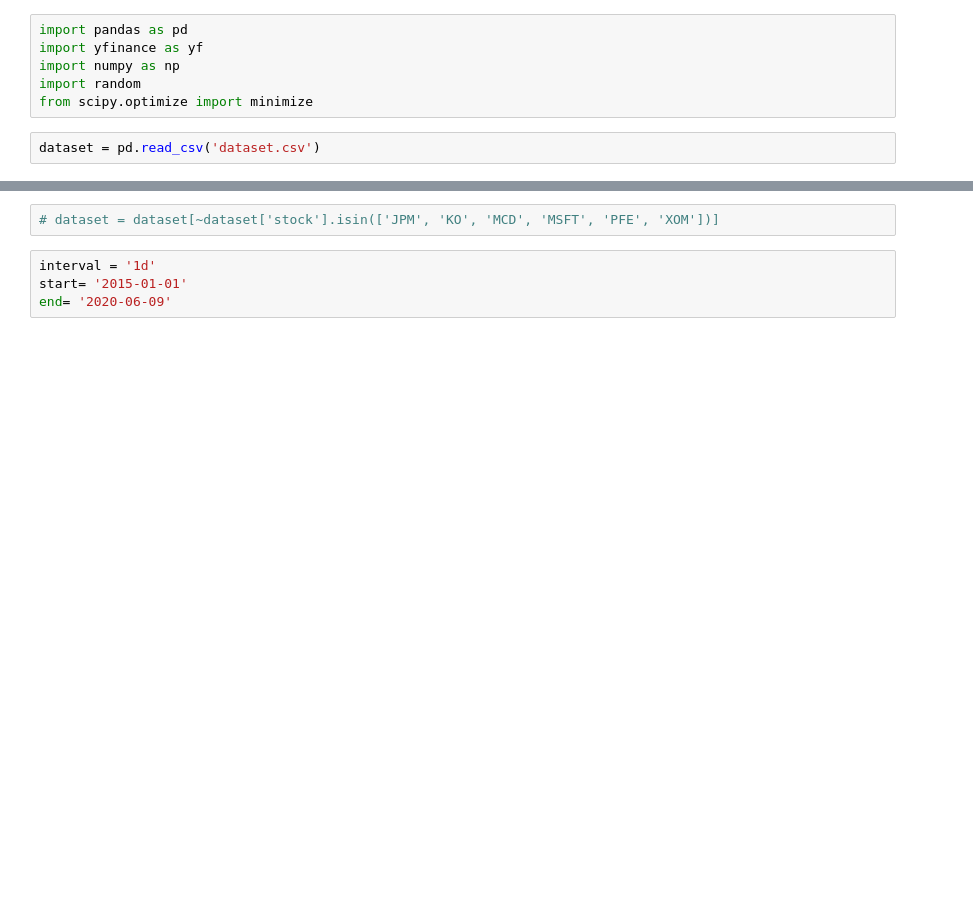
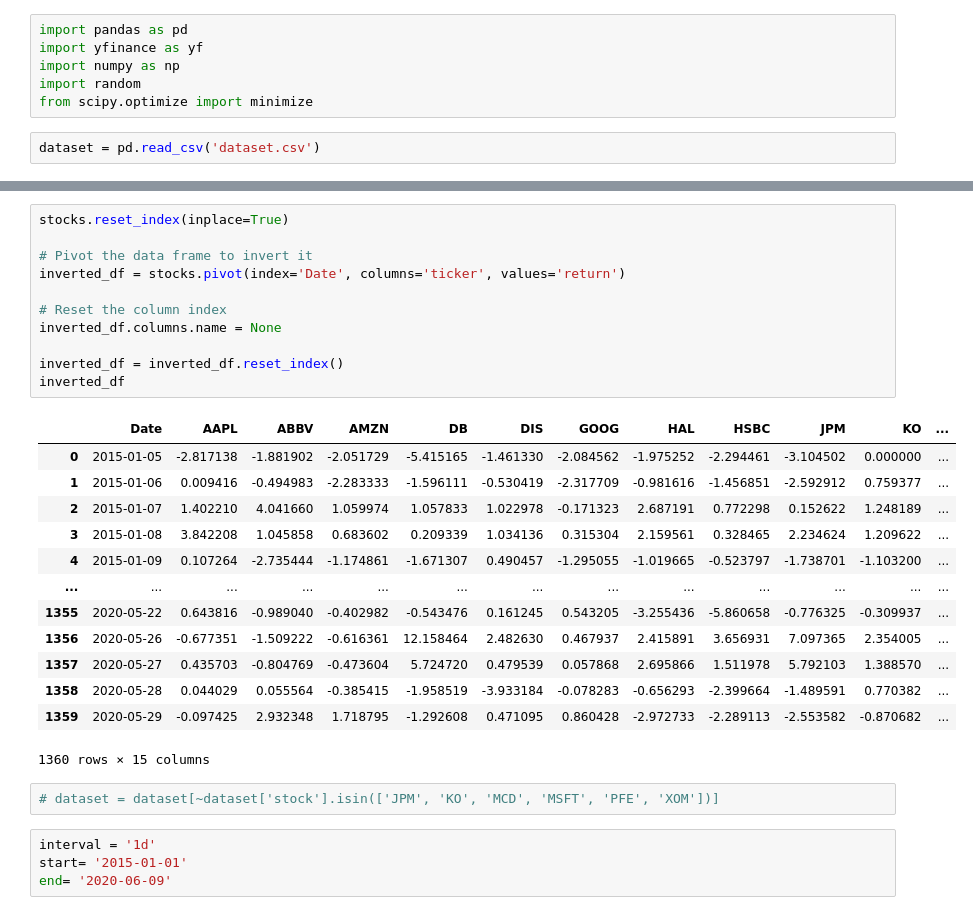
Before and after one commit to luisquinonesPR/mlfinancehw2, a Jupyter notebook: hw2.ipynb, the cells around one changed output, grey strips where cells are left out. Drawn from its saved outputs; the diff is of its cells as text; blank space fills up the shorter version.

```diff
--- a/hw2.ipynb
+++ b/hw2.ipynb
@@ -25,3 +78,28 @@ dataset
+# %%
+stocks.reset_index(inplace=True)
+
+# Pivot the data frame to invert it
+inverted_df = stocks.pivot(index='Date', columns='ticker', values='return')
+
+# Reset the column index
+inverted_df.columns.name = None
+
+inverted_df = inverted_df.reset_index()
+inverted_df
+# %% [output]
+|  | Date | AAPL | ABBV | AMZN | DB | DIS | GOOG | HAL | HSBC | JPM | KO | ... |
+| 0 | 2015-01-05 | -2.817138 | -1.881902 | -2.051729 | -5.415165 | -1.461330 | -2.084562 | -1.975252 | -2.294461 | -3.104502 | 0.000000 | ... |
+| 1 | 2015-01-06 | 0.009416 | -0.494983 | -2.283333 | -1.596111 | -0.530419 | -2.317709 | -0.981616 | -1.456851 | -2.592912 | 0.759377 | ... |
+| 2 | 2015-01-07 | 1.402210 | 4.041660 | 1.059974 | 1.057833 | 1.022978 | -0.171323 | 2.687191 | 0.772298 | 0.152622 | 1.248189 | ... |
+| 3 | 2015-01-08 | 3.842208 | 1.045858 | 0.683602 | 0.209339 | 1.034136 | 0.315304 | 2.159561 | 0.328465 | 2.234624 | 1.209622 | ... |
+| 4 | 2015-01-09 | 0.107264 | -2.735444 | -1.174861 | -1.671307 | 0.490457 | -1.295055 | -1.019665 | -0.523797 | -1.738701 | -1.103200 | ... |
+| ... | ... | ... | ... | ... | ... | ... | ... | ... | ... | ... | ... | ... |
+| 1355 | 2020-05-22 | 0.643816 | -0.989040 | -0.402982 | -0.543476 | 0.161245 | 0.543205 | -3.255436 | -5.860658 | -0.776325 | -0.309937 | ... |
+| 1356 | 2020-05-26 | -0.677351 | -1.509222 | -0.616361 | 12.158464 | 2.482630 | 0.467937 | 2.415891 | 3.656931 | 7.097365 | 2.354005 | ... |
+| 1357 | 2020-05-27 | 0.435703 | -0.804769 | -0.473604 | 5.724720 | 0.479539 | 0.057868 | 2.695866 | 1.511978 | 5.792103 | 1.388570 | ... |
+| 1358 | 2020-05-28 | 0.044029 | 0.055564 | -0.385415 | -1.958519 | -3.933184 | -0.078283 | -0.656293 | -2.399664 | -1.489591 | 0.770382 | ... |
+| 1359 | 2020-05-29 | -0.097425 | 2.932348 | 1.718795 | -1.292608 | 0.471095 | 0.860428 | -2.972733 | -2.289113 | -2.553582 | -0.870682 | ... |
+1360 rows × 15 columns
 # %%
 # dataset = dataset[~dataset['stock'].isin(['JPM', 'KO', 'MCD', 'MSFT', 'PFE', 'XOM'])]
 # %%
```
Also changed, not shown: parts of 40 cells of this notebook.
